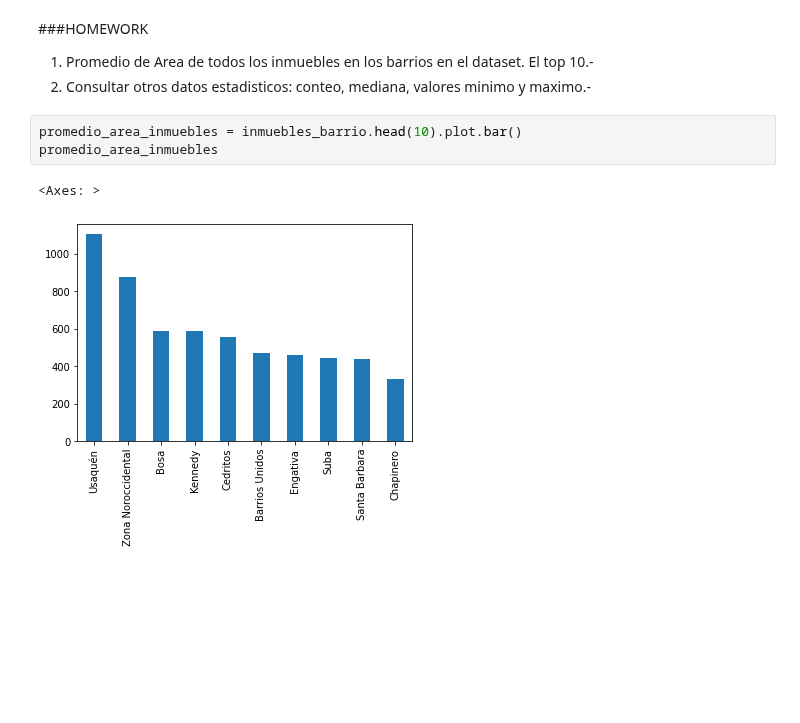
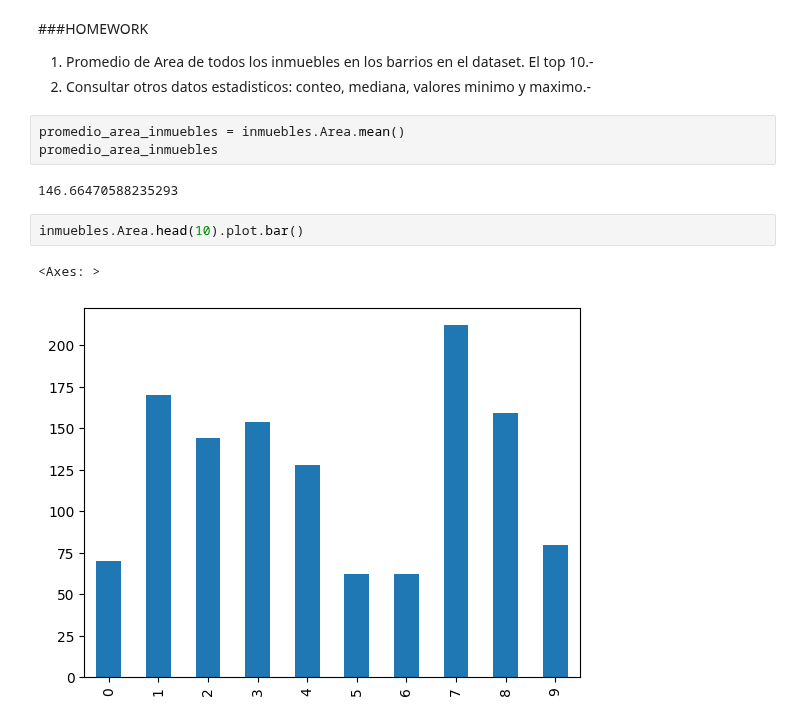
Before and after one commit to MatiasRuizSilva/Python-for-Data-Science, a Jupyter notebook: Inmersion_en_Datos_Clase_1.ipynb, the cells around one changed output. Cells and saved outputs as stored; diff of their text form; blank space fills up the shorter version.

```diff
--- a/Inmersion_en_Datos_Clase_1.ipynb
+++ b/Inmersion_en_Datos_Clase_1.ipynb
@@ -148,9 +148,13 @@ inmuebles_barrio.head(10).plot.bar()
 
 1. Promedio de Area de todos los inmuebles en los barrios en el dataset. El top 10.-
 2. Consultar otros datos estadisticos: conteo, mediana, valores minimo y maximo.-
+# %%
+promedio_area_inmuebles = inmuebles.Area.mean()
+promedio_area_inmuebles
+# %% [output]
+146.66470588235293
 # %%
-promedio_area_inmuebles = inmuebles_barrio.head(10).plot.bar()
-promedio_area_inmuebles
+inmuebles.Area.head(10).plot.bar()
 # %% [output]
 <Axes: >
-[figure, old version]
+[figure, new version]
```
Also changed, not shown: parts of 4 cells of this notebook.
